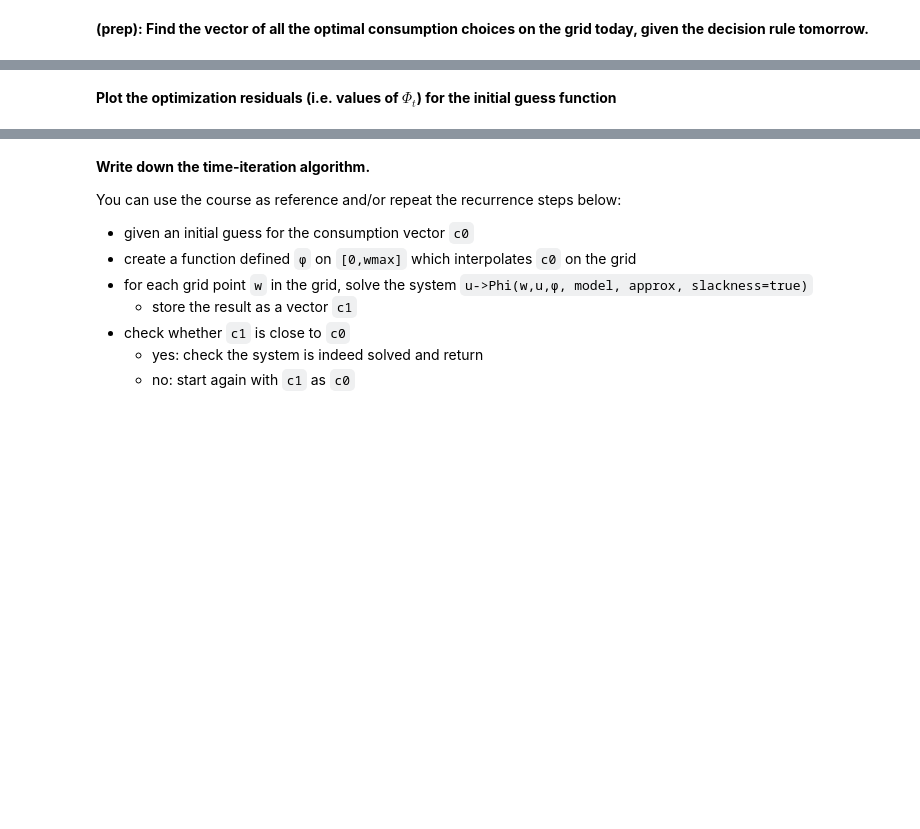
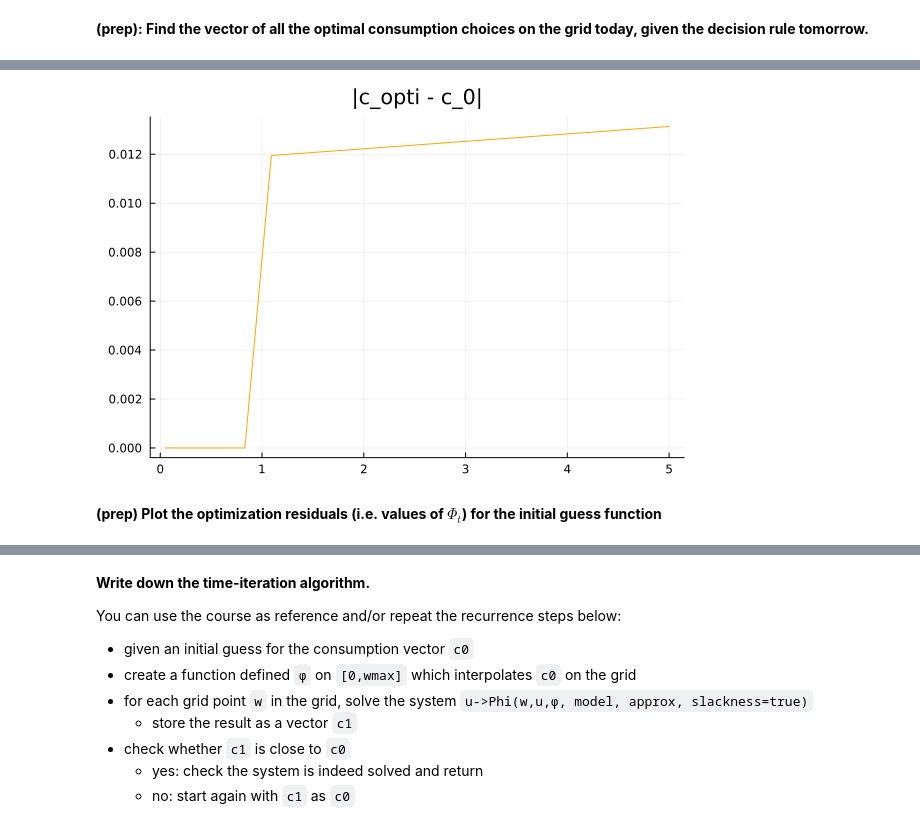
Before and after one commit to PierreRlld/NUM3A, a Jupyter notebook: exam/Homework_2024.ipynb, the cells around one changed output, grey strips where cells are left out. Drawn from its saved outputs; the diff is of its cells as text; code cells hidden in the pictures; blank space fills up the shorter version.

```diff
--- a/exam/Homework_2024.ipynb
+++ b/exam/Homework_2024.ipynb
@@ -309,3 +442,7 @@ grid today, given the decision rule tomorrow.**
+# %%
+# Different after one step :
+plot(approx.points, [ abs(opti_C(w, φ, model, approx) - φ(w)) for w in approx.points ], c=:orange, title="|c_opti - c_0|", label="")
+# %% [output]
+[figure, added]
 # %% [markdown]
-**Plot the optimization residuals (i.e. values of $\Phi_t$) for the
-initial guess function**
+**(prep) Plot the optimization residuals (i.e. values of $\Phi_t$) for the initial guess function**
```
Also changed, not shown: parts of 49 cells of this notebook, 4 other files.
